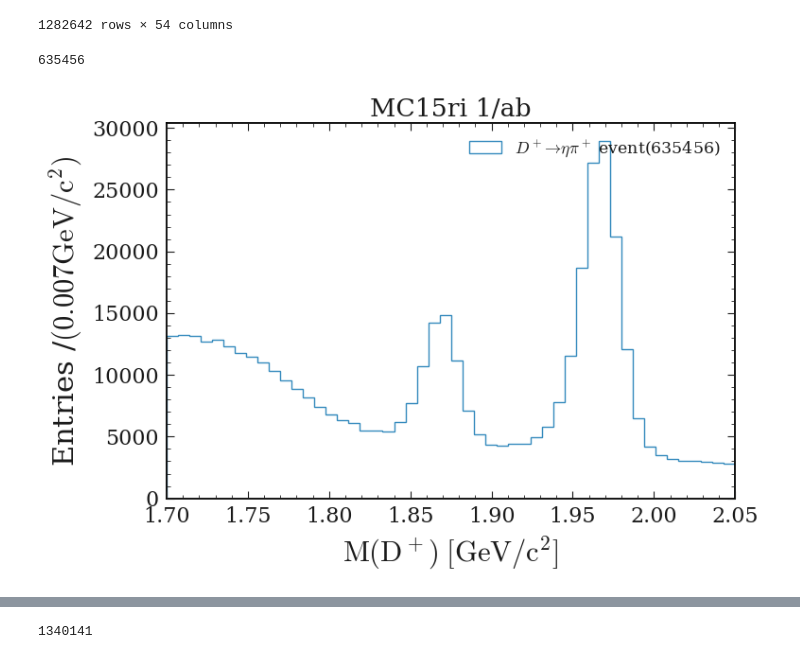
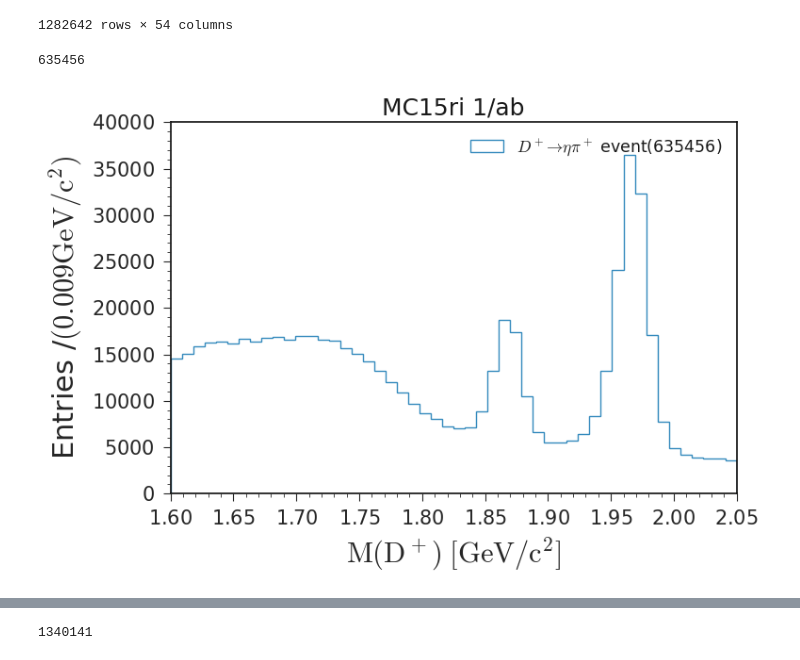
Before and after one commit to jykim-physics/DRAW_and_FITTING, a Jupyter notebook: main/Dpetapip/draw/topo_MC15ri_etapip-etapi0const.ipynb, the cells around one changed output, grey strips where cells are left out. Saved outputs shown, nothing was run; the diff lists cells and outputs as text; code cells hidden in the pictures.

```diff
--- a/main/Dpetapip/draw/topo_MC15ri_etapip-etapi0const.ipynb
+++ b/main/Dpetapip/draw/topo_MC15ri_etapip-etapi0const.ipynb
@@ -543,33 +633,33 @@ pd_df_test_gg
 # %%
 fig = plt.figure()
 ax = fig.subplots()
-xrange = (1.7,2.05,51)
+xrange = (1.6,2.05,51)
 
 xm = np.linspace(*xrange)
 
 df = pd_df_test_gg.query('Pip_charge==1')
 # df2 = pd_df_test2
 
 N_df = len(df)
 # N_df2 = len(df2)
 
 plt.hist(df["Dp_M"],bins=xm,histtype='step',label=r'$D^+ \to \eta \pi^+$ event(' + str(N_df) +')');
 # plt.hist(df2["D0_M"],bins=xm,histtype='step',label=r'$D^0 \to K^- \pi^+ \gamma_F$ MC matched(' + str(N_df2) +')');
 
 plt.legend(loc="upper right",fontsize=12.5)
 ax.set_title(r'MC15ri 1/ab' )
 
 n, xe = np.histogram(df["Dp_M"], bins=50, range=(xrange[0],xrange[1]))
 
 plt.xlabel("$\mathrm{M(D^+)} \; [\mathrm{GeV/c^2}]$")
 width = xe[1]-xe[0]
 plt.ylabel('Entries'+' /' + '$(' + ' '  + "{0:.3f}".format(width).rstrip('0').rstrip('.') + '\mathrm{GeV/c^2})$');
 
 plt.xlim(xrange[0],xrange[1])
 plt.tight_layout()
 # file1_name="/media/jykim/T7/saved_plots/DRAW/antiKstargamma/MC15ri_D0_M_FSR.png"
 # plt.savefig(file1_name)
 print(len(df))
 # %% [output]
 635456
-[figure, old version]
+[figure, new version]
```
Also changed, not shown: parts of 26 cells of this notebook, 5 other files.
